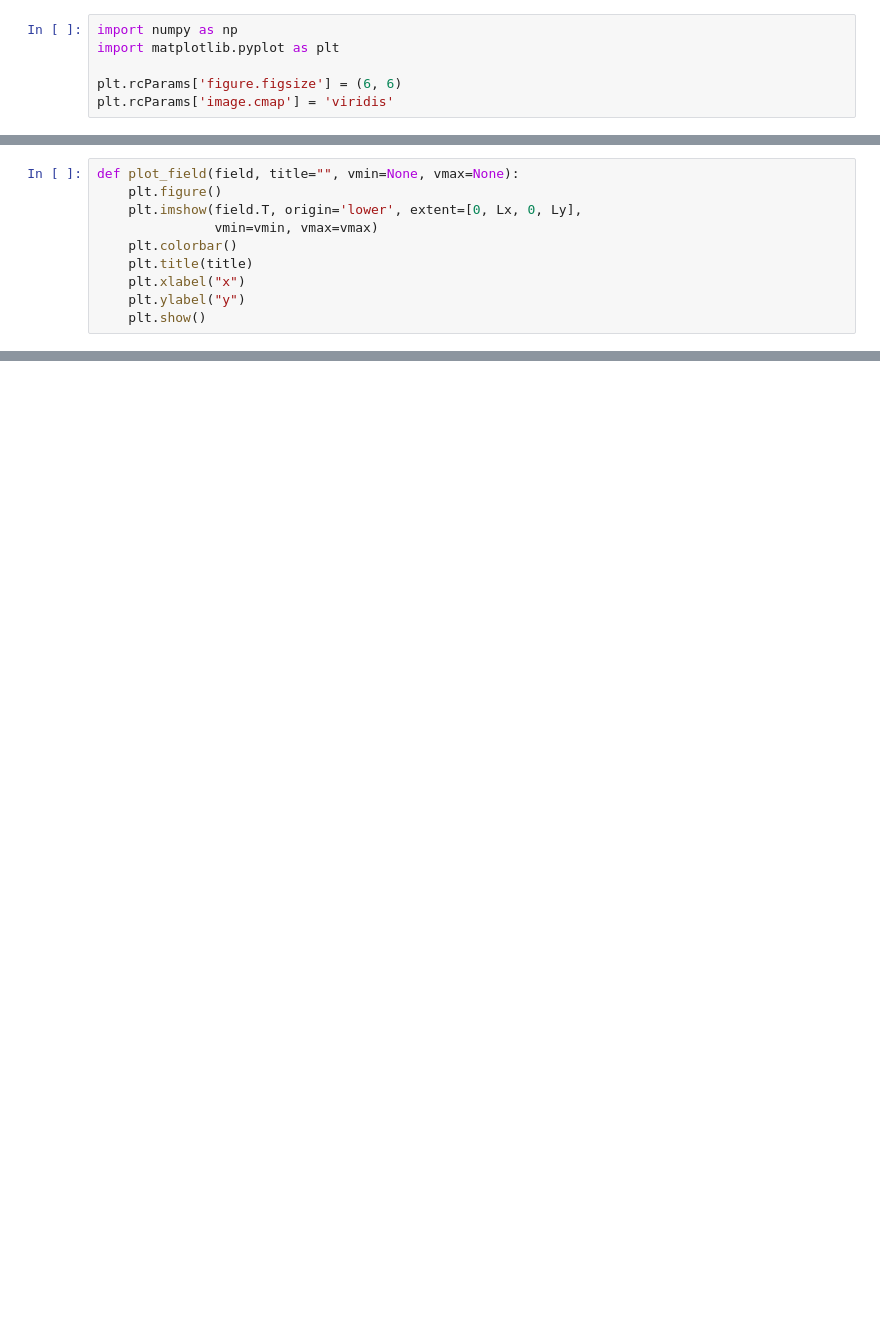
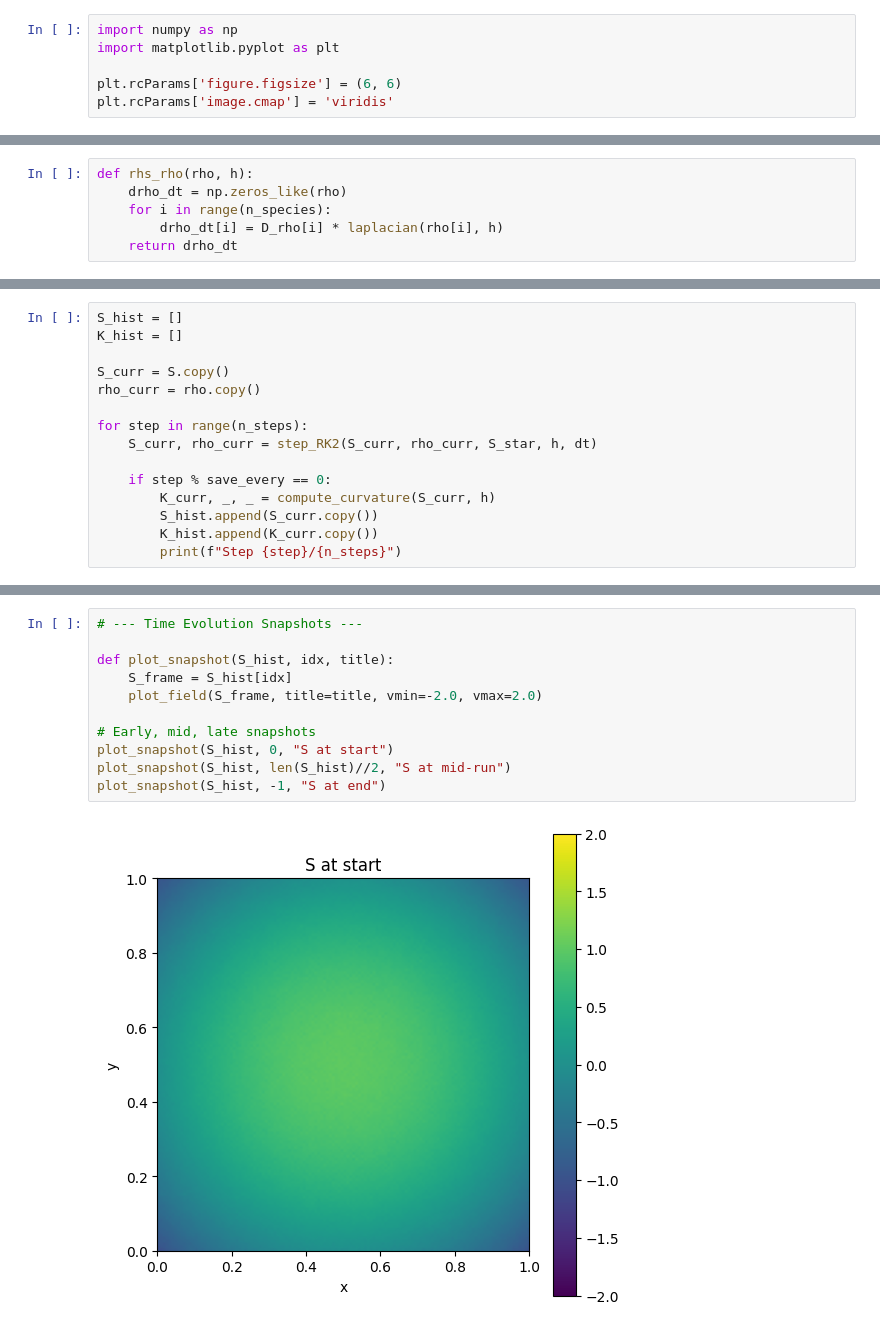
Before and after one commit to chrishg23-jpg/Community-Development-Framework, a Jupyter notebook: ESO002.ipynb, the cells around one changed output, grey strips where cells are left out. Saved outputs shown, nothing was run; the diff lists cells and outputs as text; blank space fills up the shorter version.

```diff
--- a/ESO002.ipynb
+++ b/ESO002.ipynb
@@ -114,10 +150,0 @@ def rhs_rho(rho, h):
-# %%
-def plot_field(field, title="", vmin=None, vmax=None):
-    plt.figure()
-    plt.imshow(field.T, origin='lower', extent=[0, Lx, 0, Ly],
-               vmin=vmin, vmax=vmax)
-    plt.colorbar()
-    plt.title(title)
-    plt.xlabel("x")
-    plt.ylabel("y")
-    plt.show()
@@ -491,0 +151,6 @@ plot_field(S_total, title="S_total after evolution (S_env + S_dyn)", vmin=-5, vm
+# %%
+def rhs_rho(rho, h):
+    drho_dt = np.zeros_like(rho)
+    for i in range(n_species):
+        drho_dt[i] = D_rho[i] * laplacian(rho[i], h)
+    return drho_dt
@@ -491,0 +178,15 @@ plot_field(S_total, title="S_total after evolution (S_env + S_dyn)", vmin=-5, vm
+# %%
+S_hist = []
+K_hist = []
+
+S_curr = S.copy()
+rho_curr = rho.copy()
+
+for step in range(n_steps):
+    S_curr, rho_curr = step_RK2(S_curr, rho_curr, S_star, h, dt)
+
+    if step % save_every == 0:
+        K_curr, _, _ = compute_curvature(S_curr, h)
+        S_hist.append(S_curr.copy())
+        K_hist.append(K_curr.copy())
+        print(f"Step {step}/{n_steps}")
@@ -491,0 +249,13 @@ plot_field(S_total, title="S_total after evolution (S_env + S_dyn)", vmin=-5, vm
+# %%
+# --- Time Evolution Snapshots ---
+
+def plot_snapshot(S_hist, idx, title):
+    S_frame = S_hist[idx]
+    plot_field(S_frame, title=title, vmin=-2.0, vmax=2.0)
+
+# Early, mid, late snapshots
+plot_snapshot(S_hist, 0, "S at start")
+plot_snapshot(S_hist, len(S_hist)//2, "S at mid-run")
+plot_snapshot(S_hist, -1, "S at end")
+# %% [output]
+[figure, added]
```
Also changed, not shown: parts of 16 cells of this notebook.
